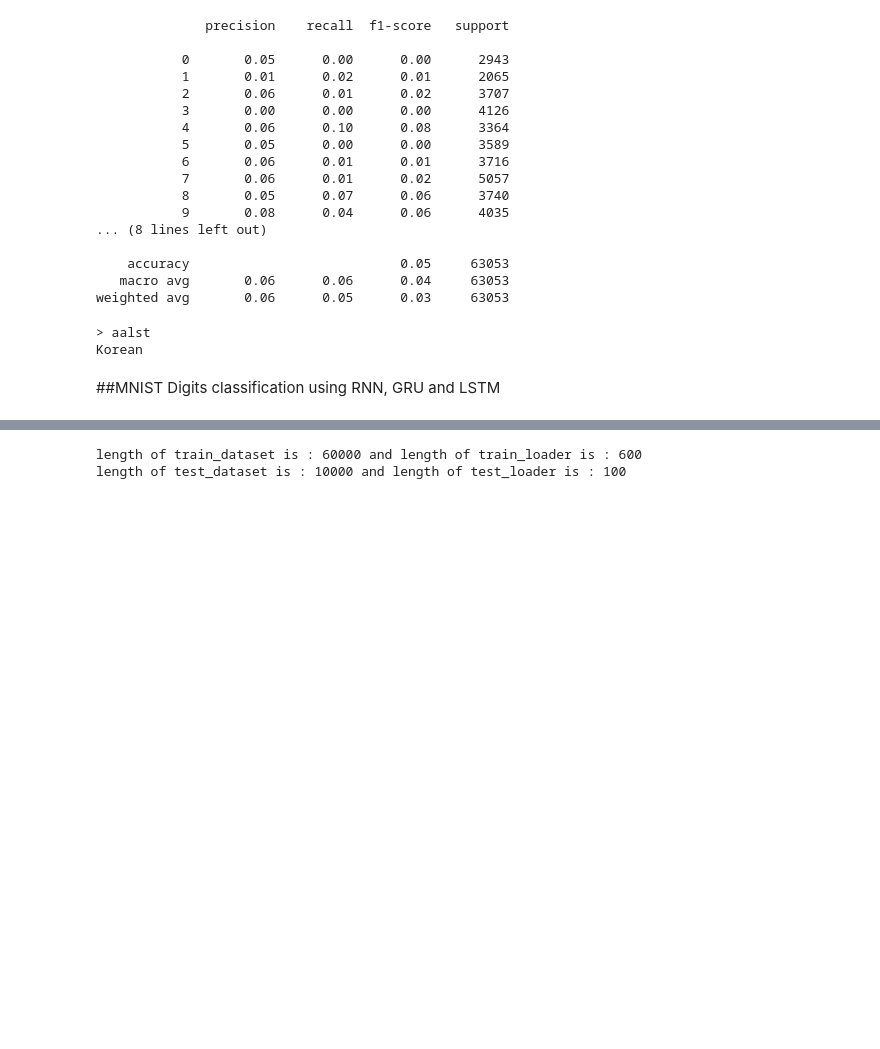
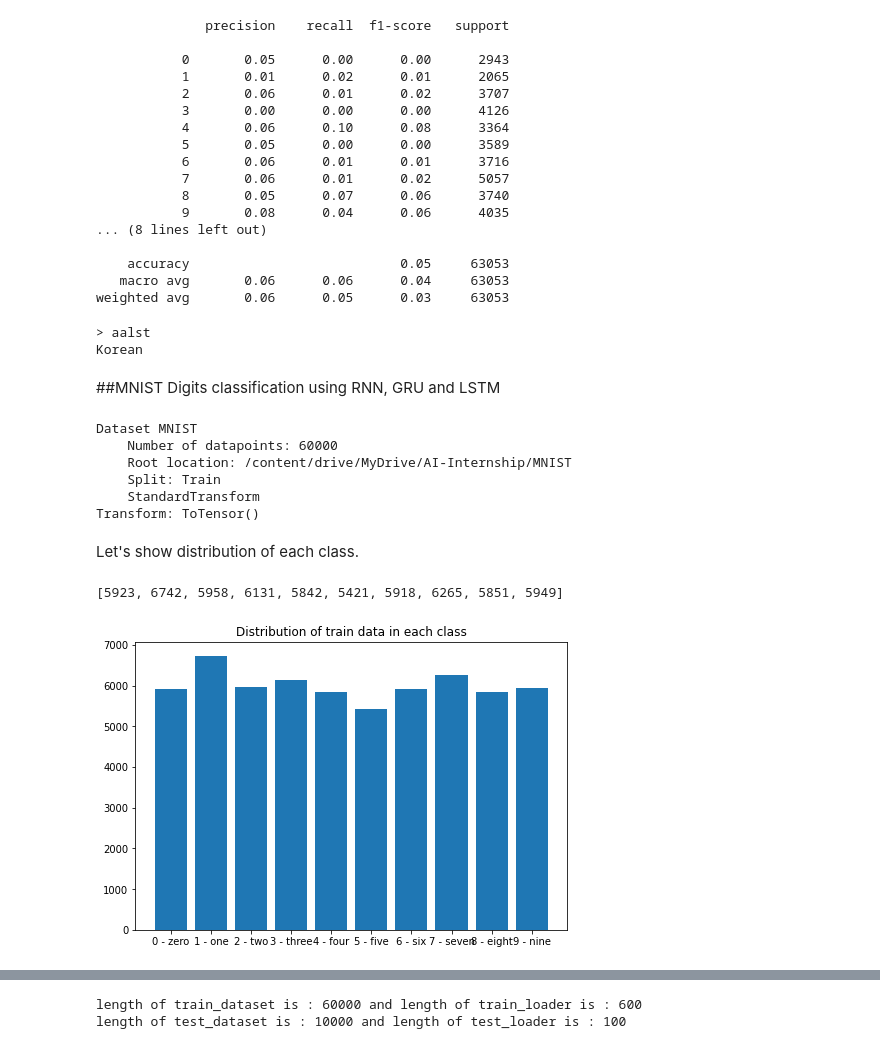
Before and after one commit to ZahraDehghani99/AI-Internship, a Jupyter notebook: Phase02_Intro_to_NN/RNN.ipynb, the cells around one changed output, grey strips where cells are left out. Saved outputs shown, nothing was run; the diff lists cells and outputs as text; code cells hidden in the pictures; blank space fills up the shorter version.

```diff
--- a/Phase02_Intro_to_NN/RNN.ipynb
+++ b/Phase02_Intro_to_NN/RNN.ipynb
@@ -423,3 +460,35 @@ Korean
 
 train_dataset = torchvision.datasets.MNIST(root='/content/drive/MyDrive/AI-Internship/MNIST', train = True, transform = transforms.ToTensor(),download=True)
 test_dataset = torchvision.datasets.MNIST(root='/content/drive/MyDrive/AI-Internship/MNIST', train = False, transform = transforms.ToTensor(),download=True)
+# %%
+train_dataset
+# %% [output]
+Dataset MNIST
+    Number of datapoints: 60000
+    Root location: /content/drive/MyDrive/AI-Internship/MNIST
+    Split: Train
+    StandardTransform
+Transform: ToTensor()
+# %% [markdown]
+Let's show distribution of each class.
+# %%
+train_classes = [label for _, label in train_dataset]
+test_classes = [label for _, label in test_dataset]
+# %%
+def distribution_of_classes(dataset):
+  list_count = []
+  for i in range(10):
+    list_count.append(dataset.count(i))
+  return list_count
+# %%
+# Distribution of train data in each class
+fig = plt.figure()
+ax = fig.add_axes([0,0,1,1])
+number_of_data = distribution_of_classes(train_classes)
+ax.bar(train_dataset.classes,number_of_data)
+plt.title("Distribution of train data in each class")
+print(distribution_of_classes(train_classes))
+plt.show()
+# %% [output]
+[5923, 6742, 5958, 6131, 5842, 5421, 5918, 6265, 5851, 5949]
+[figure, added]
```
Also changed, not shown: parts of 77 cells of this notebook.
